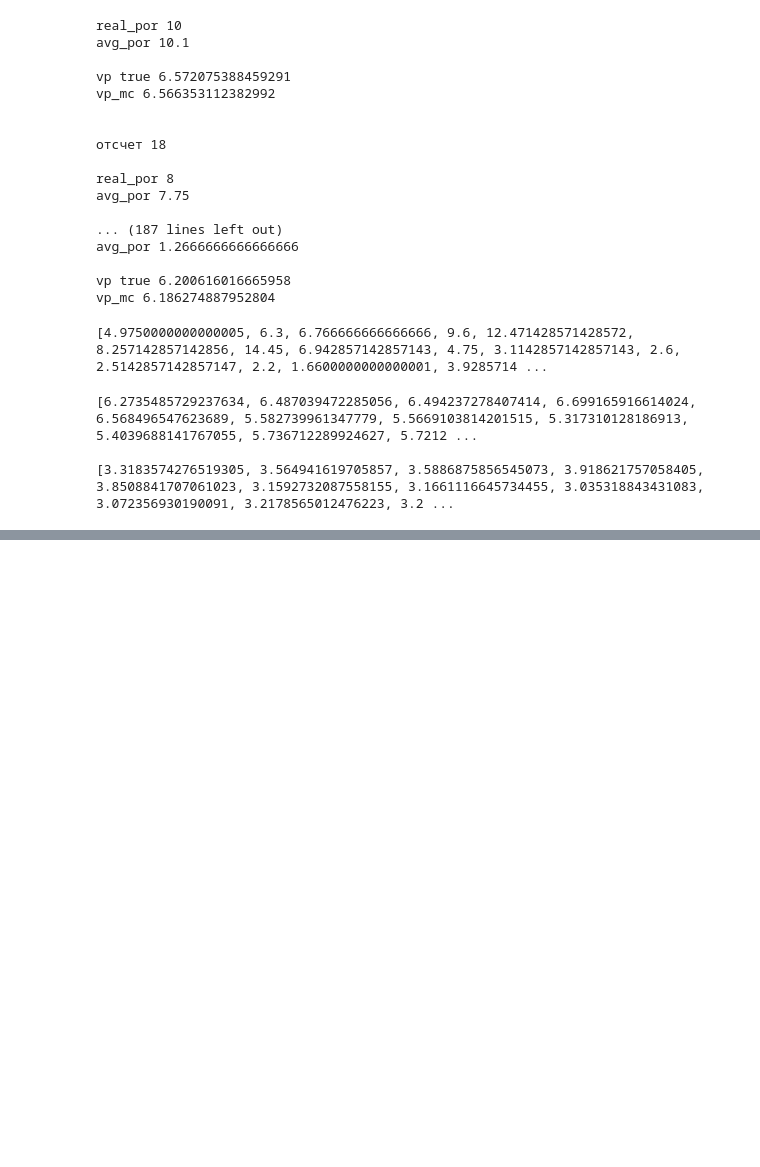
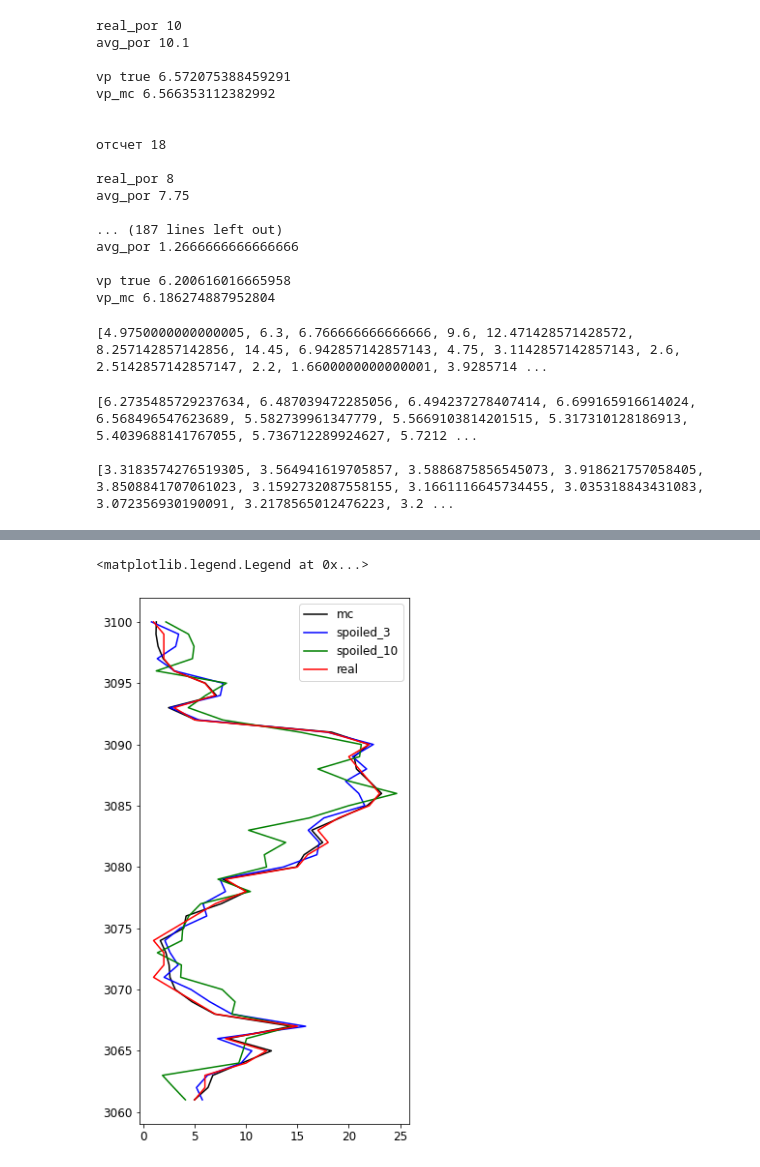
Before and after one commit to vdvorian/gradientDescent, a Jupyter notebook: artificial_well.ipynb, the cells around one changed output, grey strips where cells are left out. Drawn from its saved outputs; the diff is of its cells as text; code cells hidden in the pictures; blank space fills up the shorter version.

```diff
--- a/artificial_well.ipynb
+++ b/artificial_well.ipynb
@@ -1061,0 +1059,10 @@ plt.legend(['mc', 'spoiled_3', 'spoiled_10','real'])
+# %%
+plt.figure(figsize = (5, 10))
+plt.plot(all_por, depth, c = 'k')
+plt.plot(all_por_3, depth, c = 'b')
+plt.plot(all_por_10, depth, c = 'g')
+plt.plot(por_prop, depth, c = 'r')
+plt.legend(['mc', 'spoiled_3', 'spoiled_10','real'], fontsize = 12)
+# %% [output]
+<matplotlib.legend.Legend at 0x...>
+[figure, added]
```
Also changed, not shown: parts of 11 cells of this notebook.
